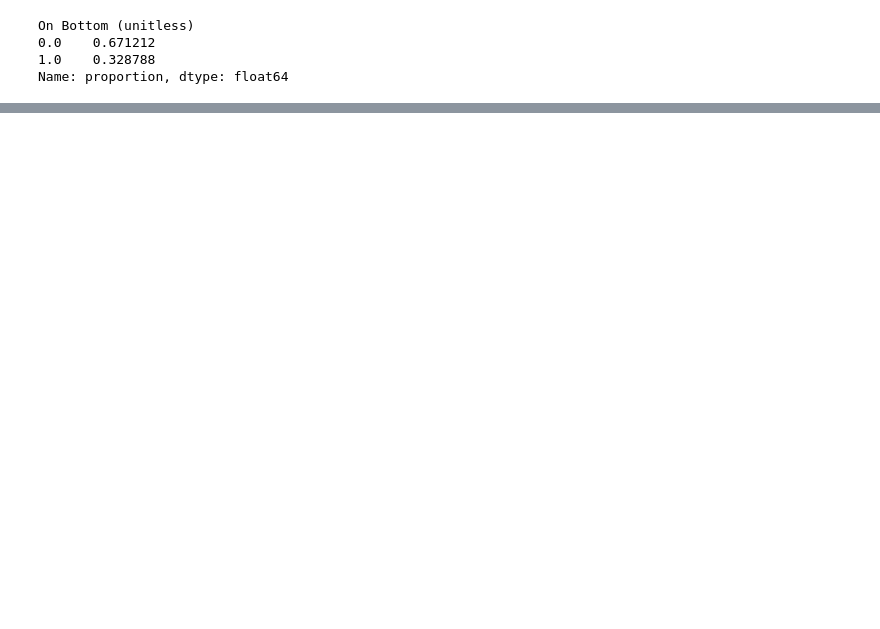
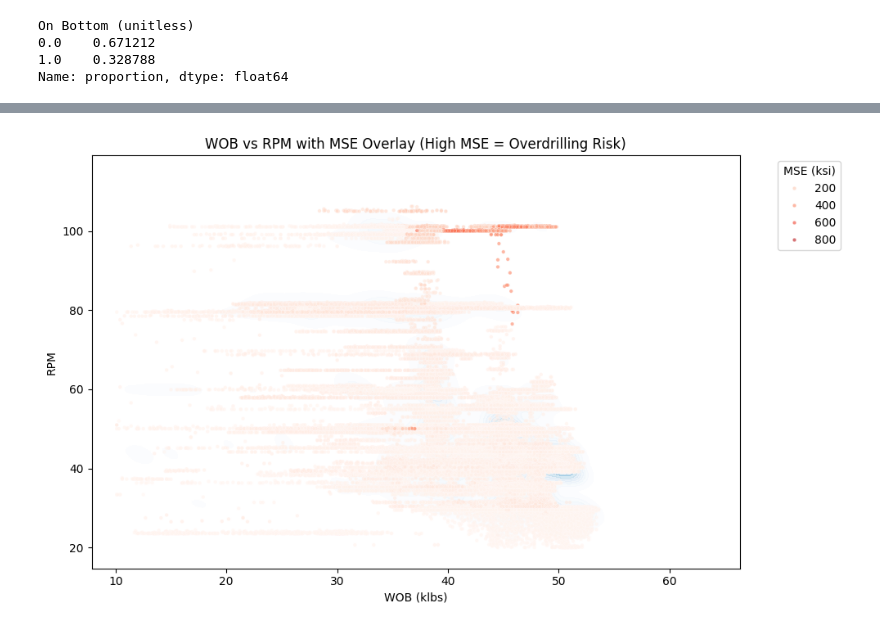
Before and after one commit to Vagif-Aliyev/MSE_Optimization, a Jupyter notebook: Drilling Data EDA.ipynb, the cells around one changed output, grey strips where cells are left out. Saved outputs shown, nothing was run; the diff lists cells and outputs as text; code cells hidden in the pictures; blank space fills up the shorter version.

Commit message:
Added KDE plots of WOB vs RPM with MSE and ROP overlays to highlight overdrilling and inefficiency zones

```diff
--- a/Drilling Data EDA.ipynb
+++ b/Drilling Data EDA.ipynb
@@ -124,6 +124,8 @@ df.head()
 | 2 | 2021/02/08 | 04:30:02 | 174.5 | 98.9 | 0.0 | 0.0 | ... |
 | 3 | 2021/02/08 | 04:30:03 | 174.5 | 98.9 | 0.0 | 0.0 | ... |
 | 4 | 2021/02/08 | 04:30:04 | 174.5 | 98.9 | 0.0 | 0.0 | ... |
+# %%
+df_mse=df.copy()
 # %% [markdown]
 ## Data Cleaning
 
@@ -372,0 +303,5 @@ plt.show()
+# %%
+df_on_bottom=df_mse_clean[df_mse_clean['On Bottom (unitless)']==1]
+df_on_bottom = df_on_bottom[df_on_bottom["Relative MSE (unitless)"] != 0]
+num_removed = (df_on_bottom["Relative MSE (unitless)"] == 0).sum()
+print(f"Removed {num_removed} rows with Relative MSE = 0")
@@ -372,0 +330,58 @@ plt.show()
+# %%
+# Step 1: Optional filters to remove noise
+df_plot = df_on_bottom[
+    (df_on_bottom["Weight on Bit (klbs)"] > 10) &
+    (df_on_bottom["Weight on Bit (klbs)"] < 70) &
+    (df_on_bottom["Rotary RPM (RPM)"] > 20) &
+    (df_on_bottom["Rotary RPM (RPM)"] < 140)
+].copy()
+
+# Step 2: KDE plot of WOB vs RPM colored by DAS MSE
+plt.figure(figsize=(10, 6))
+sns.kdeplot(
+    data=df_plot,
+    x="Weight on Bit (klbs)",
+    y="Rotary RPM (RPM)",
+    fill=True, cmap="Blues", alpha=0.4
+)
+sns.scatterplot(
+    data=df_plot,
+    x="Weight on Bit (klbs)",
+    y="Rotary RPM (RPM)",
+    hue="DAS MSE (ksi)",
+    palette="Reds",
+    alpha=0.6,
+    s=10
+)
+plt.title("WOB vs RPM with MSE Overlay (High MSE = Overdrilling Risk)")
+plt.xlabel("WOB (klbs)")
+plt.ylabel("RPM")
+plt.legend(title="MSE (ksi)", bbox_to_anchor=(1.05, 1), loc='upper left')
+plt.tight_layout()
+plt.show()
+
+# # Step 3: KDE plot of WOB vs RPM colored by ROP
+# plt.figure(figsize=(10, 6))
+# sns.kdeplot(
+#     data=df_plot,
+#     x="Weight on Bit (klbs)",
+#     y="Rotary RPM (RPM)",
+#     fill=True, cmap="Greens", alpha=0.4
+# )
+# sns.scatterplot(
+#     data=df_plot,
+#     x="Weight on Bit (klbs)",
+#     y="Rotary RPM (RPM)",
+#     hue="Rate Of Penetration (ft_per_hr)",
+#     palette="viridis",
+#     alpha=0.6,
+#     s=10
+# )
+# plt.title("WOB vs RPM with ROP Overlay (Low ROP = Inefficiency Risk)")
+# plt.xlabel("WOB (klbs)")
+# plt.ylabel("RPM")
+# plt.legend(title="ROP (ft/hr)", bbox_to_anchor=(1.05, 1), loc='upper left')
+# plt.tight_layout()
+# plt.show()
+# %% [output]
+[figure, added]
```
Also changed, not shown: parts of 11 cells of this notebook.
